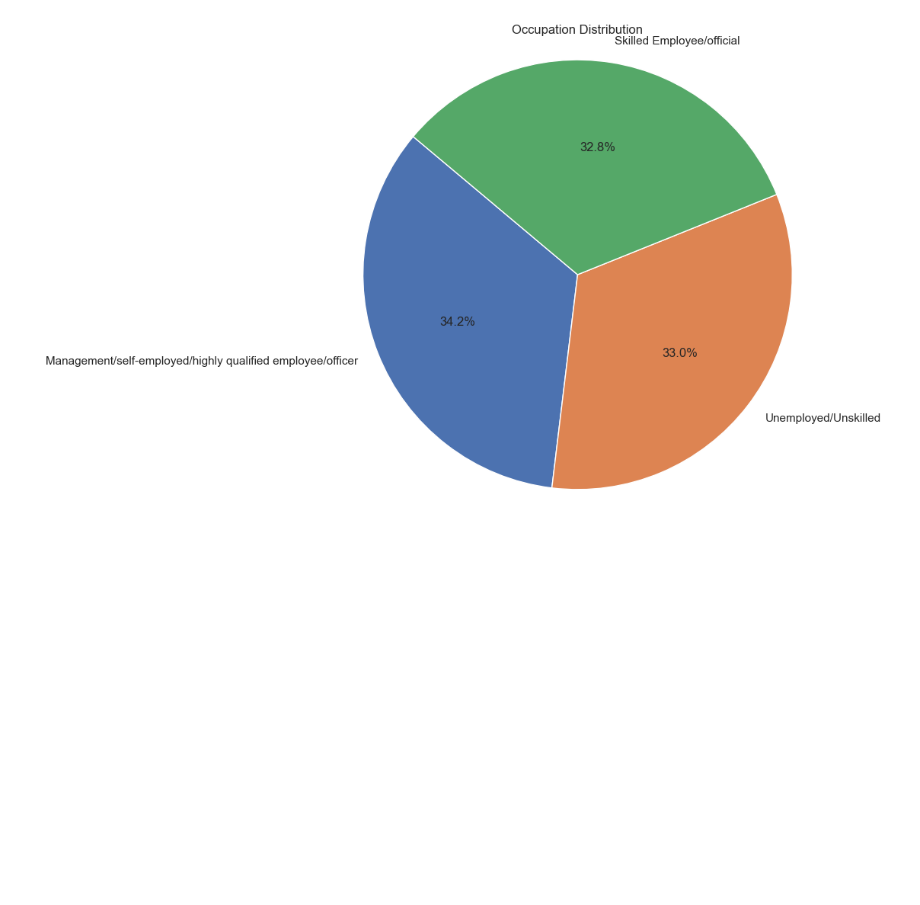
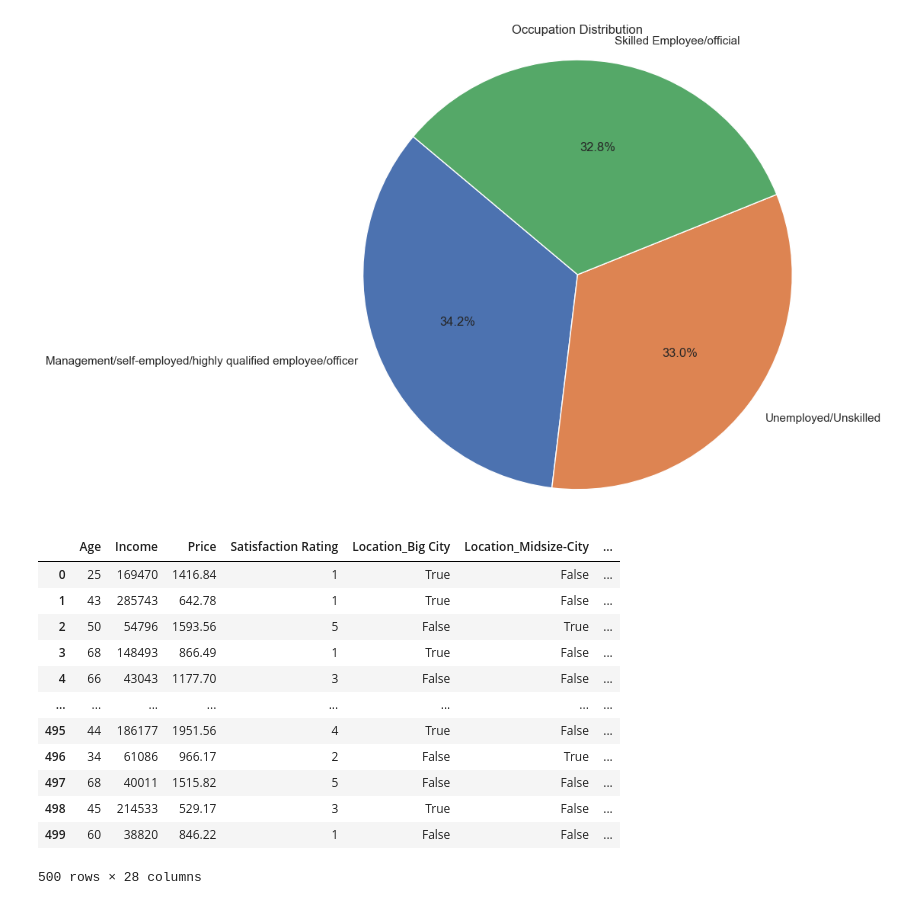
Before and after one commit to Keganwealths/CustomerChurnprack, a Jupyter notebook: project2.ipyn.ipynb, the cells around one changed output. Cells and saved outputs as stored; diff of their text form; code cells hidden in the pictures; blank space fills up the shorter version.

```diff
--- a/project2.ipyn.ipynb
+++ b/project2.ipyn.ipynb
@@ -139,0 +146,21 @@ plt.show()
+# %%
+categorical_columns = ['Location', 'Occupation', 'Laptop Brands', 'Frequency of Use', 'Purpose',  'Tech Knowledge Level', 'Cart Abandonment']
+# Use pd.get_dummies to encode the categorical columns
+encoded_df = pd.get_dummies(df1, columns=categorical_columns)
+
+# Display the result
+encoded_df
+# %% [output]
+|  | Age | Income | Price | Satisfaction Rating | Location_Big City | Location_Midsize-City | ... |
+| 0 | 25 | 169470 | 1416.84 | 1 | True | False | ... |
+| 1 | 43 | 285743 | 642.78 | 1 | True | False | ... |
+| 2 | 50 | 54796 | 1593.56 | 5 | False | True | ... |
+| 3 | 68 | 148493 | 866.49 | 1 | True | False | ... |
+| 4 | 66 | 43043 | 1177.70 | 3 | False | False | ... |
+| ... | ... | ... | ... | ... | ... | ... | ... |
+| 495 | 44 | 186177 | 1951.56 | 4 | True | False | ... |
+| 496 | 34 | 61086 | 966.17 | 2 | False | True | ... |
+| 497 | 68 | 40011 | 1515.82 | 5 | False | False | ... |
+| 498 | 45 | 214533 | 529.17 | 3 | True | False | ... |
+| 499 | 60 | 38820 | 846.22 | 1 | False | False | ... |
+500 rows × 28 columns
```
Also changed, not shown: parts of 2 cells of this notebook.
